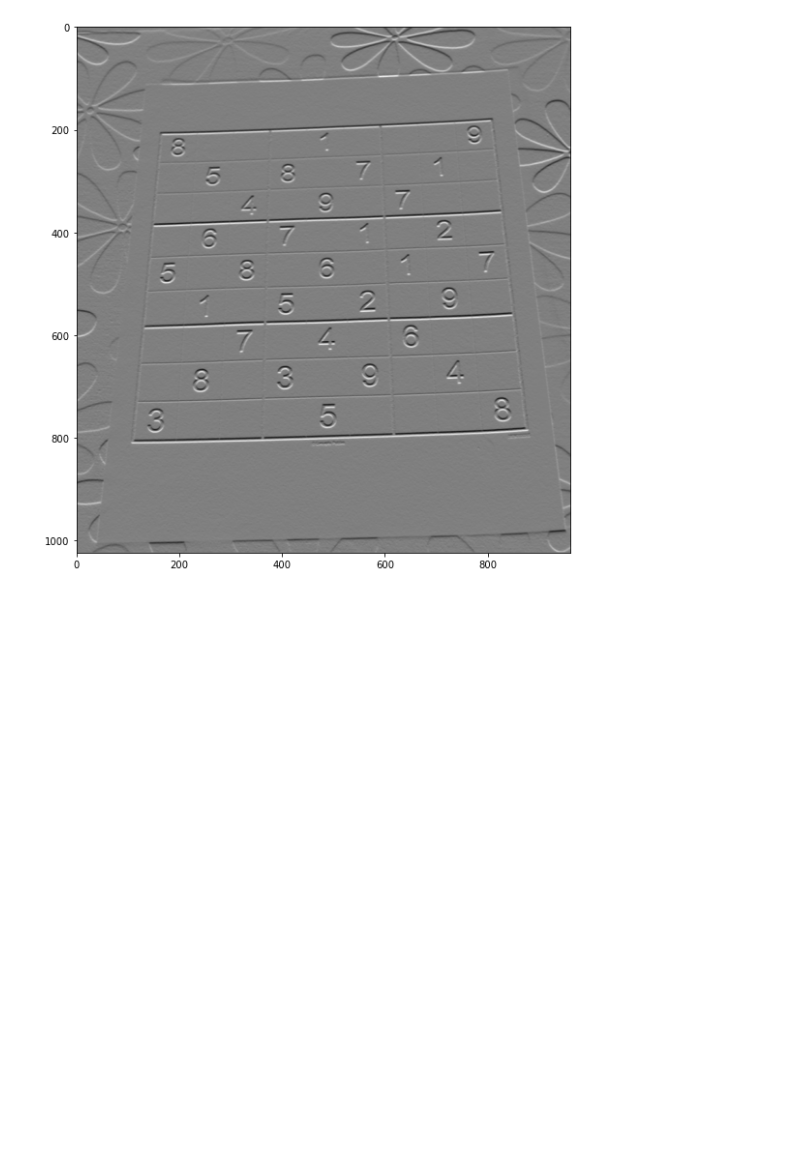
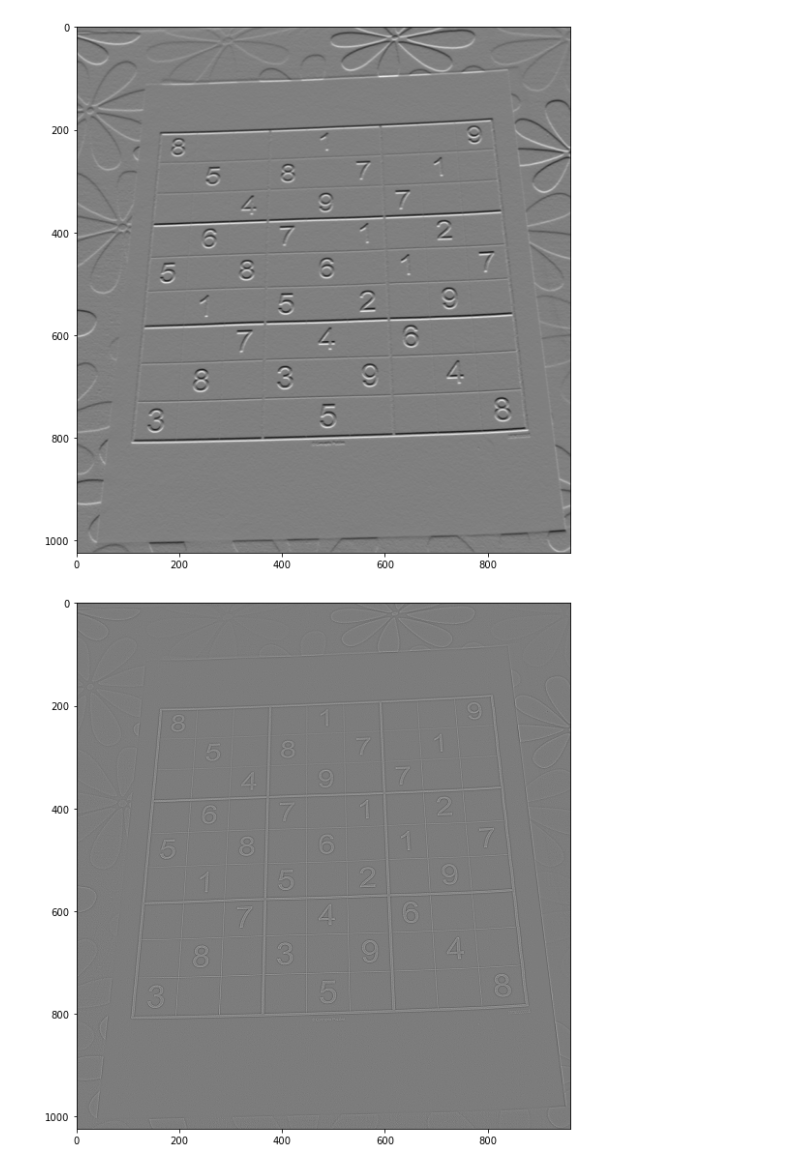
Before and after one commit to tarun-29/ComputerVision-DeepLearning, a Jupyter notebook: Image Processing/Gradients.ipynb, the cells around one changed output. Drawn from its saved outputs; the diff is of its cells as text; code cells hidden in the pictures; blank space fills up the shorter version.

Commit message:
Laplacian Gradient

```diff
--- a/Image Processing/Gradients.ipynb
+++ b/Image Processing/Gradients.ipynb
@@ -25,3 +25,6 @@ display_img(sobely)
 [figure]
 # %%
 laplacian = cv2.Laplacian(img, cv2.CV_64F)
+display_img(laplacian)
+# %% [output]
+[figure, added]
```
Also changed, not shown: parts of 4 cells of this notebook, 1 other file.
